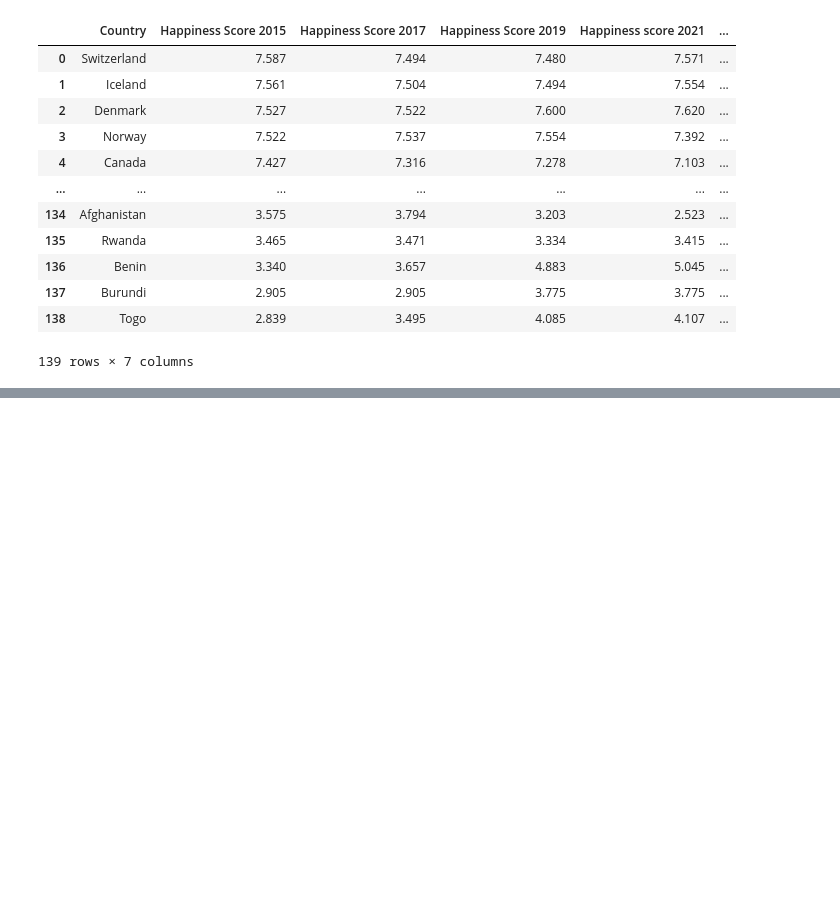
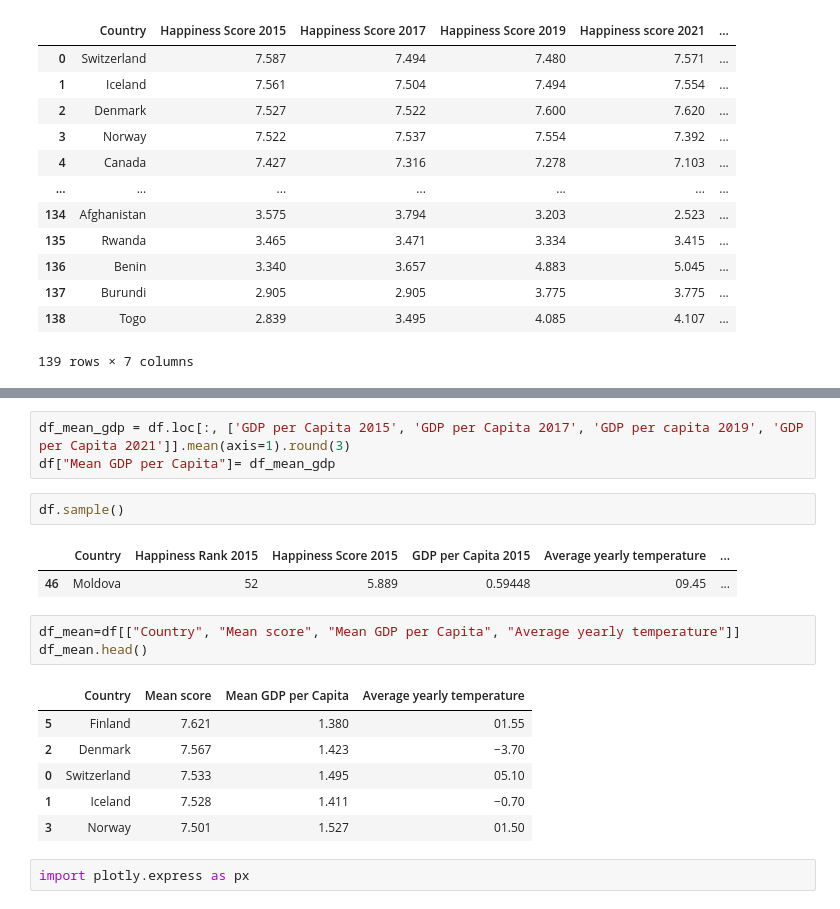
Before and after one commit to pagoba94/project2, a Jupyter notebook: Observation.ipynb, the cells around one changed output, grey strips where cells are left out. Drawn from its saved outputs; the diff is of its cells as text; blank space fills up the shorter version.

```diff
--- a/Observation.ipynb
+++ b/Observation.ipynb
@@ -561,0 +515,20 @@ df_mean_score
+# %%
+df_mean_gdp = df.loc[:, ['GDP per Capita 2015', 'GDP per Capita 2017', 'GDP per capita 2019', 'GDP per Capita 2021']].mean(axis=1).round(3)
+df["Mean GDP per Capita"]= df_mean_gdp
+# %%
+df.sample()
+# %% [output]
+|  | Country | Happiness Rank 2015 | Happiness Score 2015 | GDP per Capita 2015 | Average yearly temperature | ... |
+| 46 | Moldova | 52 | 5.889 | 0.59448 | 09.45 | ... |
+# %%
+df_mean=df[["Country", "Mean score", "Mean GDP per Capita", "Average yearly temperature"]]
+df_mean.head()
+# %% [output]
+|  | Country | Mean score | Mean GDP per Capita | Average yearly temperature |
+| 5 | Finland | 7.621 | 1.380 | 01.55 |
+| 2 | Denmark | 7.567 | 1.423 | −3.70 |
+| 0 | Switzerland | 7.533 | 1.495 | 05.10 |
+| 1 | Iceland | 7.528 | 1.411 | −0.70 |
+| 3 | Norway | 7.501 | 1.527 | 01.50 |
+# %%
+import plotly.express as px
```
Also changed, not shown: parts of 18 cells of this notebook, 3 other files.
